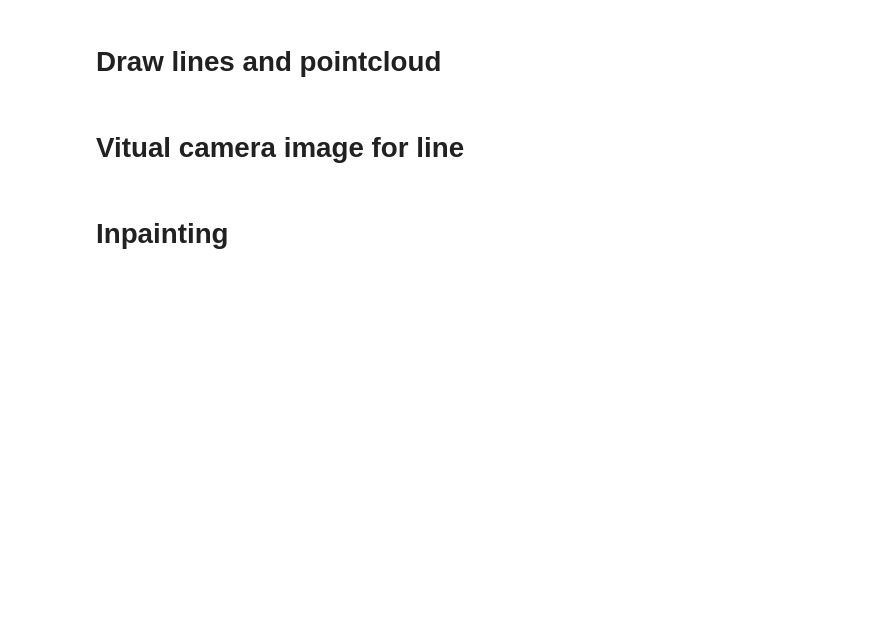
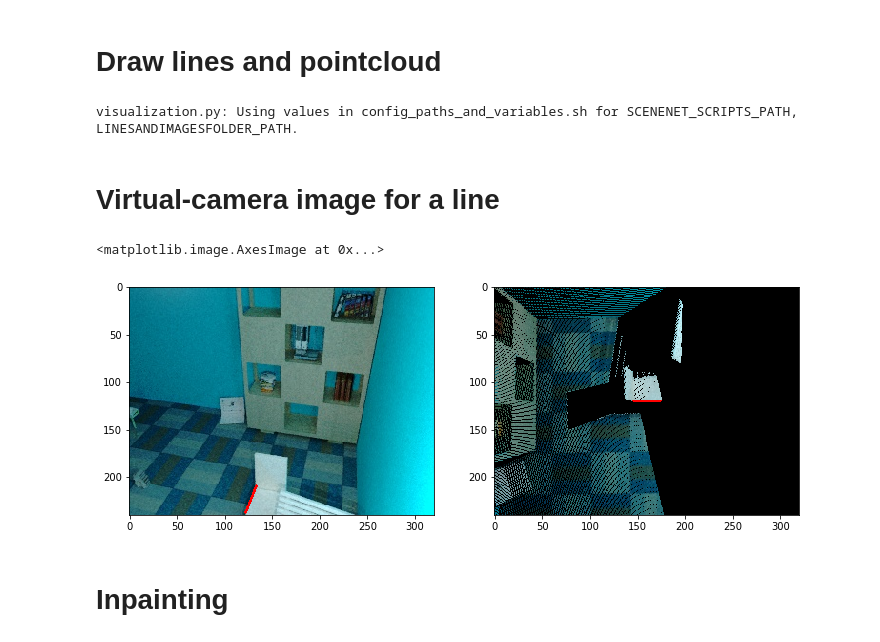
Before and after one commit to ethz-asl/lcd, a Jupyter notebook: python/examples/00-Go_through_our_data.ipynb, the cells around one changed output. Cells and saved outputs as stored; diff of their text form; code cells hidden in the pictures; blank space fills up the shorter version.

```diff
--- a/python/examples/00-Go_through_our_data.ipynb
+++ b/python/examples/00-Go_through_our_data.ipynb
@@ -102,46 +172,67 @@ from tools.visualization import pcl_lines_for_plot
 
 pcl_open3d =  open3d.PointCloud()
 pcl_open3d.points = open3d.Vector3dVector(pcl[:,:3])
-pcl_open3d.colors = open3d.Vector3dVector(pcl[:,[5,4,3]]/255)
+pcl_open3d.colors = open3d.Vector3dVector(pcl[:,[5,4,3]] / 255)
 
-# Color line according to its type
-pcl_lines_open3d = pcl_lines_for_plot(data_lines[:], data_lines[:,-2])
+# Color line according to its type:
+# - green -> planar line;
+# - red -> discontinuity line;
+# - blue -> edge line;
+# - yellow -> intersection line.
+pcl_lines_open3d = pcl_lines_for_plot(data_lines[:], data_lines[:,-2], 'open3d')
 pcl_lines_open3d.append(pcl_open3d)
 open3d.draw_geometries(pcl_lines_open3d[:])
+# %% [output]
+visualization.py: Using values in config_paths_and_variables.sh for SCENENET_SCRIPTS_PATH, LINESANDIMAGESFOLDER_PATH.
 # %% [markdown]
-# Vitual camera image for line
+# Virtual-camera image for a line
 # %%
-i = 1  # line id
+# ID of the line in the frame.
+i = 1
+# Distance of the virtual camera image from the center of the line.
 distance = 3
-T, z = scenenet_utils.virtual_camera_pose(data_lines[i,:], distance)
 
-pcl_from_line_view = scenenet_utils.pcl_transform(pcl, T)
-rgb_image_from_line_view, depth_image_from_line_view = scenenet_utils.project_pcl_to_image(pcl_from_line_view, camera_model)
+# Obtain the pose of the virtual camera.
+T, z = virtual_camera_utils.virtual_camera_pose_from_file_line(data_lines[i,:], distance)
 
-start_point = data_lines[i,:3]
-end_point = data_lines[i,3:6]
-middle_point =(start_point + end_point) / 2
+# Transform the point cloud so as to make it appear as seen from the virtual camera pose.
+pcl_from_line_view = cloud_utils.pcl_transform(pcl, T)
+
+# Obtain the RGB and depth virtual camera images by reprojecting the point cloud on the image plane,
+# under the view of the virtual camera. Also obtain the number of nonempty pixels.
+(rgb_image_from_line_view, depth_image_from_line_view,
+     num_nonempty_pixels) = cloud_utils.project_pcl_to_image(pcl_from_line_view, virtual_camera)
+
+start_point = data_lines[i, :3]
+end_point = data_lines[i, 3:6]
+middle_point = (start_point + end_point) / 2
 
 pcl_line = np.vstack((start_point, end_point))
-pcl_line = np.hstack((pcl_line, np.array([[0,0,255],[0,0,255]])))
+pcl_line = np.hstack((pcl_line, np.array([[0, 0, 255], [0, 0, 255]])))
 
-pcl_line_new = scenenet_utils.pcl_transform(pcl_line, T)
+# Transform the point cloud so as to make it appear as seen from the virtual camera pose.
+pcl_line_new = cloud_utils.pcl_transform(pcl_line, T)
 
-cv2.line(rgb_image_from_line_view, (int(camera_model.project3dToPixel(pcl_line_new[0, :3])[0]), \
-                                    int(camera_model.project3dToPixel(pcl_line_new[0, :3])[1])), \
-                                   (int(camera_model.project3dToPixel(pcl_line_new[1, :3])[0]), \
-                                    int(camera_model.project3dToPixel(pcl_line_new[1, :3])[1])), (0,0,255), 2)
+# Draw the line on the virtual-camera image (shown on the right).
+cv2.line(rgb_image_from_line_view, (int(virtual_camera.project3dToPixel(pcl_line_new[0, :3])[0]), \
+                                    int(virtual_camera.project3dToPixel(pcl_line_new[0, :3])[1])), \
+                                   (int(virtual_camera.project3dToPixel(pcl_line_new[1, :3])[0]), \
+                                    int(virtual_camera.project3dToPixel(pcl_line_new[1, :3])[1])), (0, 0, 255), 2)
 
+# As a comparison, show on the left the original image, with the detected 2D line.
 rgb_image = cv2.imread(
             os.path.join(path_to_photos,'photo/{0}.jpg'.format(photo_id)), cv2.IMREAD_COLOR)
 
-cv2.line(rgb_image, (int(camera_model.project3dToPixel(pcl_line[0, :3])[0]), \
-                                    int(camera_model.project3dToPixel(pcl_line[0, :3])[1])), \
-                                   (int(camera_model.project3dToPixel(pcl_line[1, :3])[0]), \
-                                    int(camera_model.project3dToPixel(pcl_line[1, :3])[1])), (0,0,255), 2)
+cv2.line(rgb_image, (int(real_camera.project3dToPixel(pcl_line[0, :3])[0]), \
+                     int(real_camera.project3dToPixel(pcl_line[0, :3])[1])), \
+                    (int(real_camera.project3dToPixel(pcl_line[1, :3])[0]), \
+                     int(real_camera.project3dToPixel(pcl_line[1, :3])[1])), (0, 0, 255), 2)
 
 fig, ax = plt.subplots(1,2)
 ax[0].imshow(cv2.cvtColor(rgb_image,cv2.COLOR_BGR2RGB))
 ax[1].imshow(cv2.cvtColor(rgb_image_from_line_view,cv2.COLOR_BGR2RGB))
+# %% [output]
+<matplotlib.image.AxesImage at 0x...>
+[figure, added]
 # %% [markdown]
 # Inpainting
```
Also changed, not shown: parts of 15 cells of this notebook.
